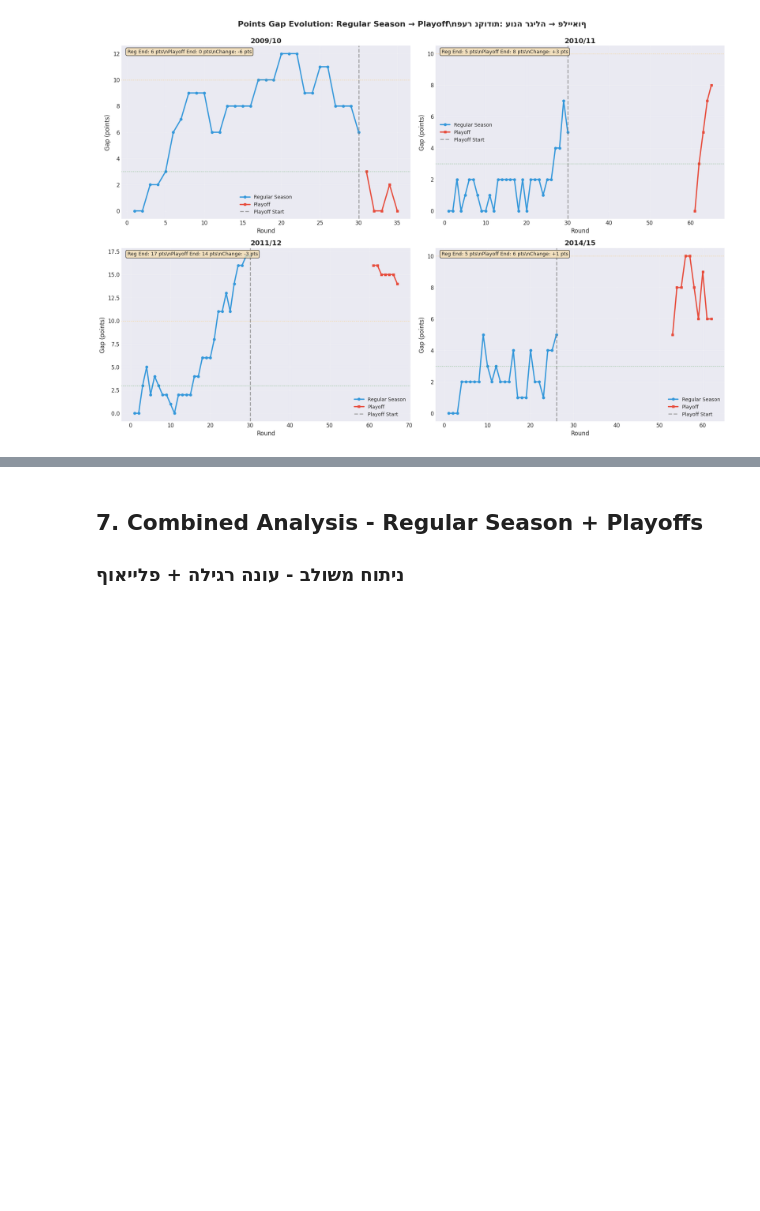
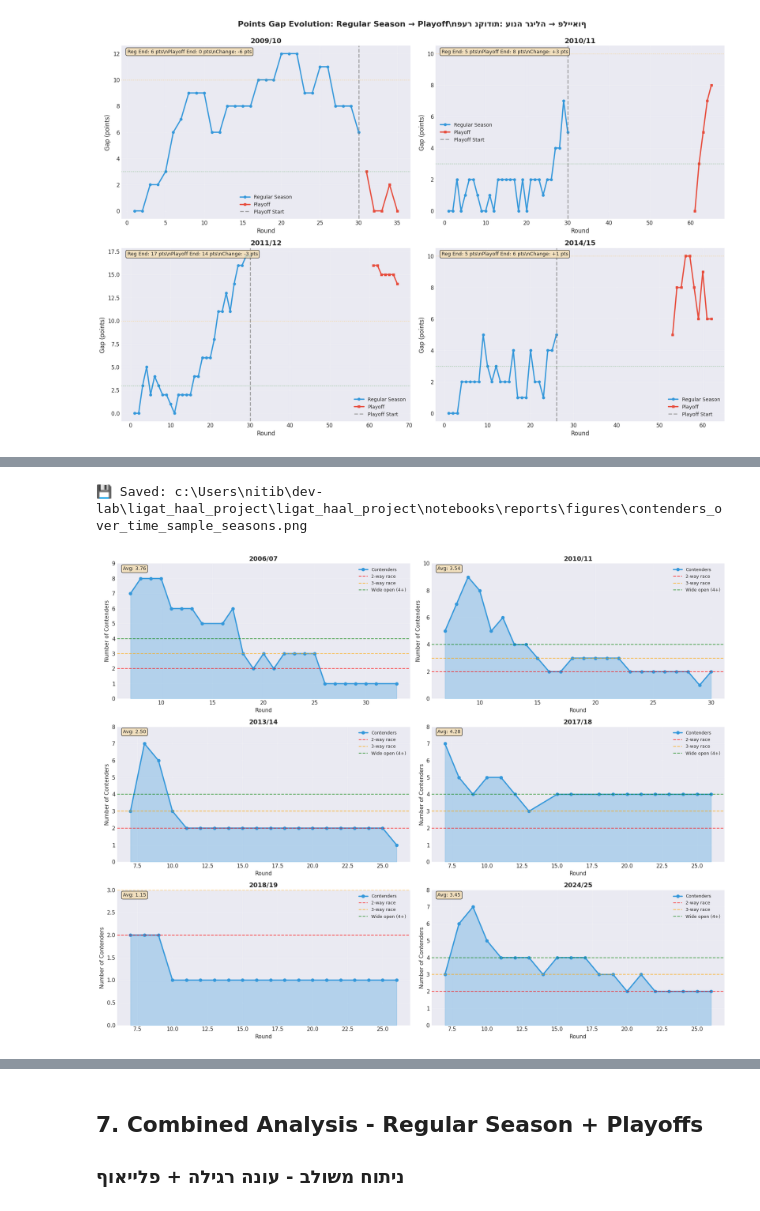
Before and after one commit to Nitaybenadmon123/ligat_haal_project, a Jupyter notebook: ligat_haal_project/notebooks/title_race/03_title_race_clean_analysis.ipynb, the cells around one changed output, grey strips where cells are left out. Drawn from its saved outputs; the diff is of its cells as text; code cells hidden in the pictures; blank space fills up the shorter version.

```diff
--- a/ligat_haal_project/notebooks/title_race/03_title_race_clean_analysis.ipynb
+++ b/ligat_haal_project/notebooks/title_race/03_title_race_clean_analysis.ipynb
@@ -1501,0 +1703,53 @@ else:
+# %%
+# Visualization 2: Contenders over time (line plot for selected seasons)
+fig, axes = plt.subplots(3, 2, figsize=(18, 14))
+axes = axes.flatten()
+
+# Select 6 interesting seasons
+sample_seasons = [
+    '2006/07',  # Early season
+    '2010/11',  # Competitive
+    '2013/14',  # Mid-period
+    '2017/18',  # Most competitive
+    '2018/19',  # Least competitive
+    '2024/25'   # Latest season
+]
+
+for idx, season in enumerate(sample_seasons):
+    ax = axes[idx]
+    season_data = contenders_df[contenders_df['season'] == season]
+
+    # Plot contenders over rounds
+    ax.plot(season_data['round'], season_data['num_contenders'],
+            marker='o', linewidth=2.5, markersize=6, color='#3498db', label='Contenders')
+    ax.fill_between(season_data['round'], season_data['num_contenders'],
+                     alpha=0.3, color='#3498db')
+
+    # Add horizontal lines for reference
+    ax.axhline(2, color='red', linestyle='--', linewidth=1.5, alpha=0.7, label='2-way race')
+    ax.axhline(3, color='orange', linestyle='--', linewidth=1.5, alpha=0.7, label='3-way race')
+    ax.axhline(4, color='green', linestyle='--', linewidth=1.5, alpha=0.7, label='Wide open (4+)')
+
+    # Styling
+    ax.set_title(f'{season}', fontsize=13, fontweight='bold')
+    ax.set_xlabel('Round', fontsize=11)
+    ax.set_ylabel('Number of Contenders', fontsize=11)
+    ax.grid(True, alpha=0.3)
+    ax.legend(fontsize=9, loc='upper right')
+    ax.set_ylim(0, season_data['num_contenders'].max() + 1)
+
+    # Add statistics text
+    avg_contenders = season_data['num_contenders'].mean()
+    text_str = f'Avg: {avg_contenders:.2f}'
+    ax.text(0.02, 0.98, text_str, transform=ax.transAxes,
+            fontsize=10, verticalalignment='top',
+            bbox=dict(boxstyle='round', facecolor='wheat', alpha=0.8))
+
+plt.tight_layout()
+fig_path = FIG_DIR / 'contenders_over_time_sample_seasons.png'
+plt.savefig(fig_path, dpi=300, bbox_inches='tight')
+print(f"💾 Saved: {fig_path}")
+plt.show()
+# %% [output]
+💾 Saved: c:\Users\nitib\dev-lab\ligat_haal_project\ligat_haal_project\notebooks\reports\figures\contenders_over_time_sample_seasons.png
+[figure, added]
```
Also changed, not shown: parts of 23 cells of this notebook, 15 other files.
